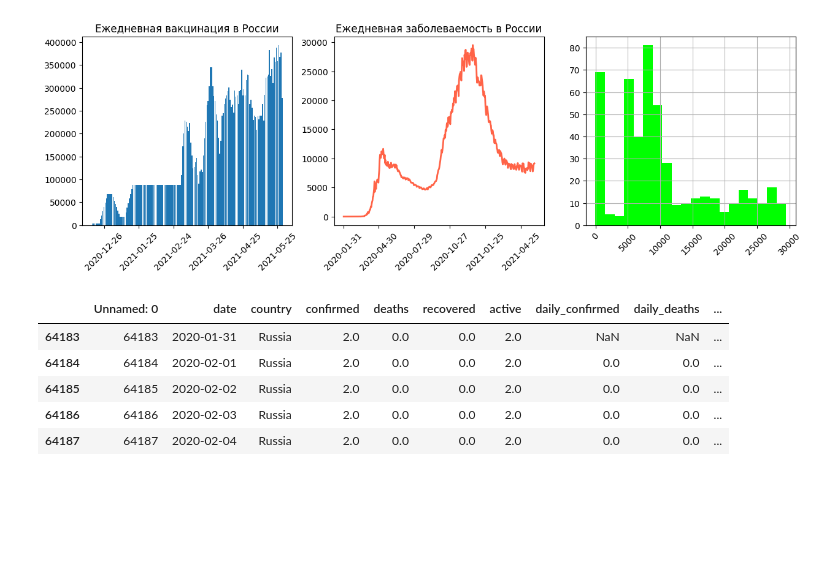
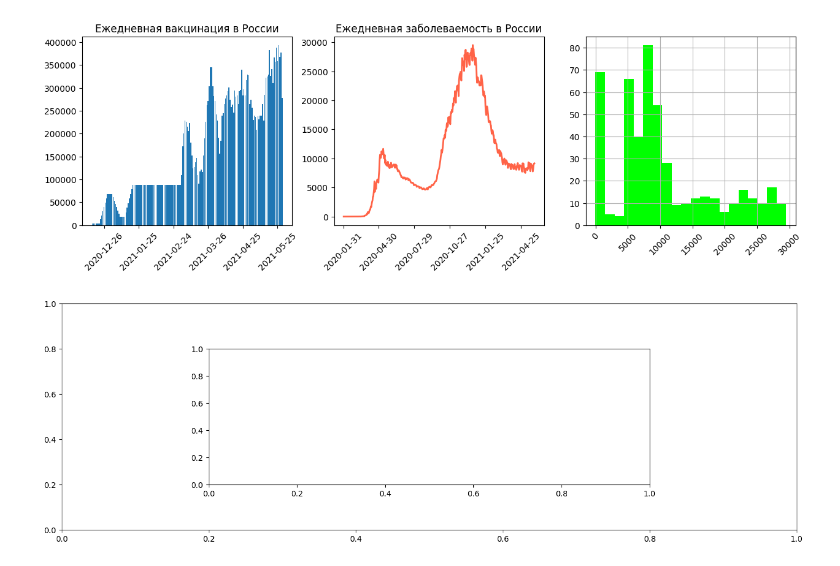
Before and after one commit to SudarickovIlya/DataCleaningProject, a Jupyter notebook: Visualization/Matplotlib.ipynb, the cells around one changed output. Drawn from its saved outputs; the diff is of its cells as text; code cells hidden in the pictures; blank space fills up the shorter version.

```diff
--- a/Visualization/Matplotlib.ipynb
+++ b/Visualization/Matplotlib.ipynb
@@ -231,12 +231,9 @@ axes[2].xaxis.set_tick_params(rotation=45)
 axes[2].grid()
 # %% [output]
 [figure]
-# %%
-russia_data.head(5)
-# %% [output]
-|  | Unnamed: 0 | date | country | confirmed | deaths | recovered | active | daily_confirmed | daily_deaths | ... |
-| 64183 | 64183 | 2020-01-31 | Russia | 2.0 | 0.0 | 0.0 | 2.0 | NaN | NaN | ... |
-| 64184 | 64184 | 2020-02-01 | Russia | 2.0 | 0.0 | 0.0 | 2.0 | 0.0 | 0.0 | ... |
-| 64185 | 64185 | 2020-02-02 | Russia | 2.0 | 0.0 | 0.0 | 2.0 | 0.0 | 0.0 | ... |
-| 64186 | 64186 | 2020-02-03 | Russia | 2.0 | 0.0 | 0.0 | 2.0 | 0.0 | 0.0 | ... |
-| 64187 | 64187 | 2020-02-04 | Russia | 2.0 | 0.0 | 0.0 | 2.0 | 0.0 | 0.0 | ... |
+# %%
+fig = plt.figure(figsize=(13, 4))
+main_axes = fig.add_axes([0, 0, 1, 1])
+insert_axes = fig.add_axes([0.2, 0.2, 0.6, 0.6])
+# %% [output]
+[figure, added]
```
Also changed, not shown: parts of 1 cell of this notebook.
